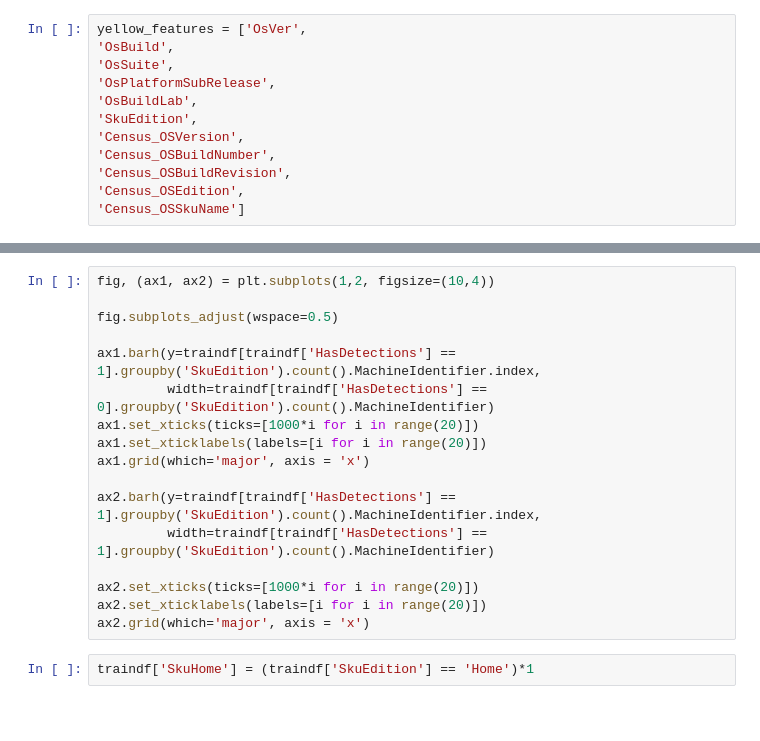
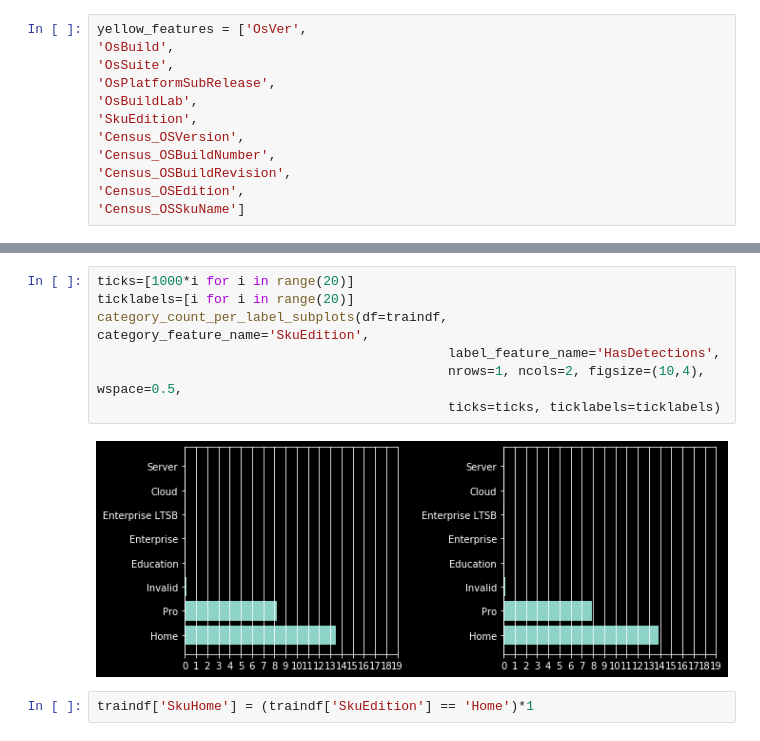
Before and after one commit to PrimRGB/RMicrosoftChallenge, a Jupyter notebook: src/Exploration.ipynb, the cells around one changed output, grey strips where cells are left out. Drawn from its saved outputs; the diff is of its cells as text; blank space fills up the shorter version.

Commit message:
'PlotUtils2'

```diff
--- a/src/Exploration.ipynb
+++ b/src/Exploration.ipynb
@@ -135,20 +141,12 @@ traindf['SkuEdition'].hist()
-# %%
-fig, (ax1, ax2) = plt.subplots(1,2, figsize=(10,4))
-
-fig.subplots_adjust(wspace=0.5)
-
-ax1.barh(y=traindf[traindf['HasDetections'] == 1].groupby('SkuEdition').count().MachineIdentifier.index,
-         width=traindf[traindf['HasDetections'] == 0].groupby('SkuEdition').count().MachineIdentifier)
-ax1.set_xticks(ticks=[1000*i for i in range(20)])
-ax1.set_xticklabels(labels=[i for i in range(20)])
-ax1.grid(which='major', axis = 'x')
-
-ax2.barh(y=traindf[traindf['HasDetections'] == 1].groupby('SkuEdition').count().MachineIdentifier.index,
-         width=traindf[traindf['HasDetections'] == 1].groupby('SkuEdition').count().MachineIdentifier)
-
-ax2.set_xticks(ticks=[1000*i for i in range(20)])
-ax2.set_xticklabels(labels=[i for i in range(20)])
-ax2.grid(which='major', axis = 'x')
+# %%
+ticks=[1000*i for i in range(20)]
+ticklabels=[i for i in range(20)]
+category_count_per_label_subplots(df=traindf, category_feature_name='SkuEdition',
+                                             label_feature_name='HasDetections',
+                                             nrows=1, ncols=2, figsize=(10,4), wspace=0.5,
+                                             ticks=ticks, ticklabels=ticklabels)
+# %% [output]
+[figure, added]
 # %%
 traindf['SkuHome'] = (traindf['SkuEdition'] == 'Home')*1
 # %%
```
Also changed, not shown: parts of 6 cells of this notebook, 1 other file.
